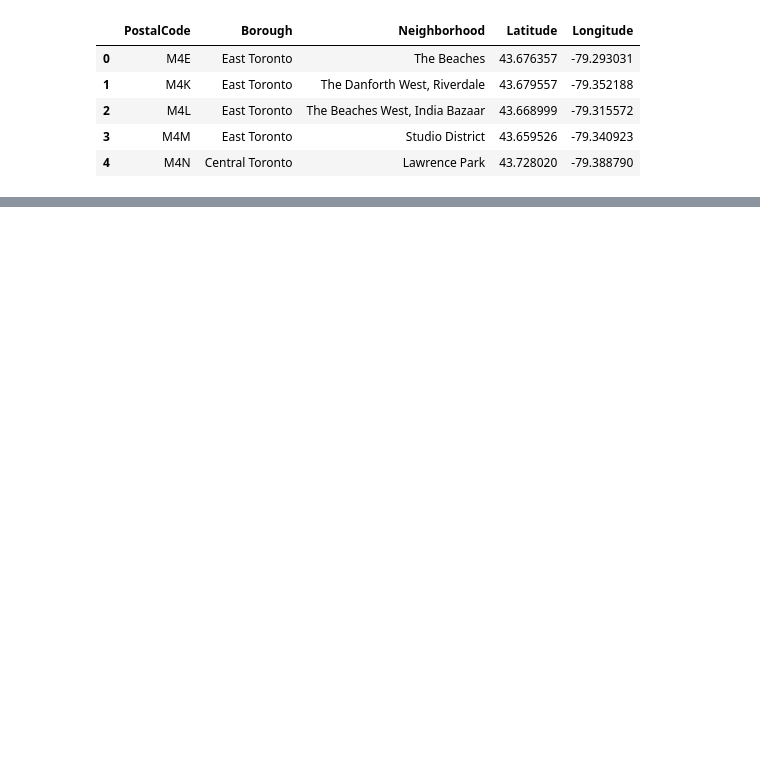
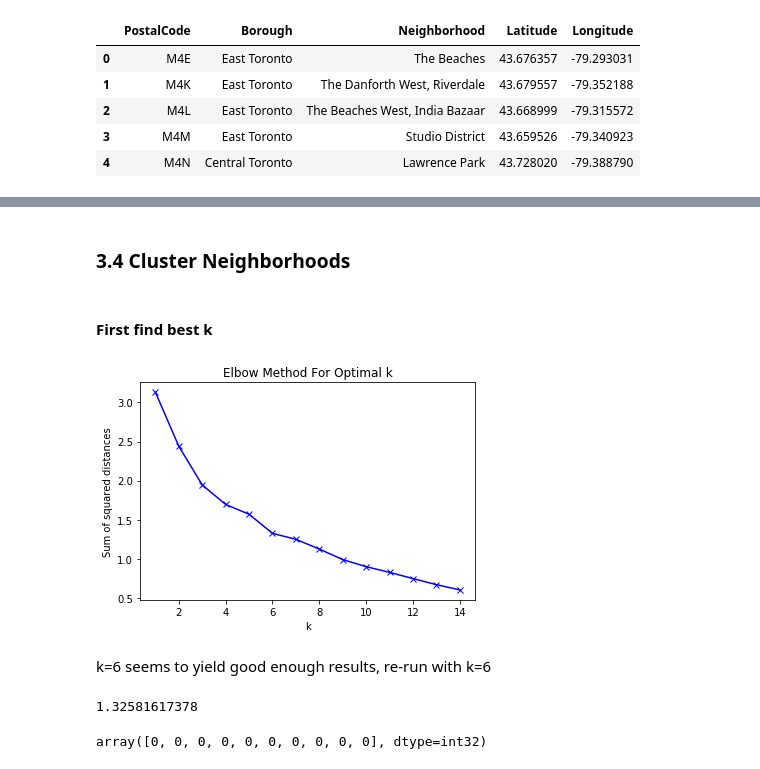
Before and after one commit to dominicbosch/Coursera_Capston, a Jupyter notebook: Neighborhoods in Toronto.ipynb, the cells around one changed output, grey strips where cells are left out. Saved outputs shown, nothing was run; the diff lists cells and outputs as text; code cells hidden in the pictures; blank space fills up the shorter version.

```diff
--- a/Neighborhoods in Toronto.ipynb
+++ b/Neighborhoods in Toronto.ipynb
@@ -212,0 +211,3 @@ map_toronto_center
+# %%
+LIMIT = 100
+VERSION = '20180605'
@@ -212,0 +254,7 @@ map_toronto_center
+# %%
+toronto_venues = getNearbyVenues(names=toronto_data['Neighborhood'],
+                                   latitudes=toronto_data['Latitude'],
+                                   longitudes=toronto_data['Longitude']
+                                  )
+print(toronto_venues.shape)
+toronto_venues.head()
@@ -212,0 +296,9 @@ map_toronto_center
+# %%
+# one hot encoding
+toronto_onehot = pd.get_dummies(toronto_venues[['Venue Category']], prefix="", prefix_sep="")
+
+# There seems to be a category called 'Neighborhood':
+toronto_onehot.rename(columns={'Neighborhood':'Neighborhood_Cat'}, inplace=True)
+
+toronto_onehot = pd.concat([toronto_venues['Neighborhood'], toronto_onehot], axis=1)
+toronto_onehot.head()
@@ -212,0 +317,3 @@ map_toronto_center
+# %%
+toronto_grouped = toronto_onehot.groupby('Neighborhood').mean().reset_index()
+toronto_grouped
@@ -212,0 +414,30 @@ map_toronto_center
+# %% [markdown]
+### 3.4 Cluster Neighborhoods
+# %% [markdown]
+#### First find best k
+# %%
+toronto_grouped_clustering = toronto_grouped.drop('Neighborhood', 1)
+ssq = []
+K = range(1, 15)
+for k in K:
+    kmeans = KMeans(n_clusters=k, random_state=3).fit(toronto_grouped_clustering)
+    ssq.append(kmeans.inertia_)
+
+plt.plot(K, ssq, 'bx-')
+plt.xlabel('k')
+plt.ylabel('Sum of squared distances')
+plt.title('Elbow Method For Optimal k')
+plt.show()
+# %% [output]
+[figure, added]
+# %% [markdown]
+k=6 seems to yield good enough results, re-run with k=6
+# %%
+kclusters = 6
+toronto_grouped_clustering = toronto_grouped.drop('Neighborhood', 1)
+kmeans = KMeans(n_clusters=kclusters, random_state=3).fit(toronto_grouped_clustering)
+print(kmeans.inertia_)
+kmeans.labels_[0:10]
+# %% [output]
+1.32581617378
+array([0, 0, 0, 0, 0, 0, 0, 0, 0, 0], dtype=int32)
```
Also changed, not shown: parts of 36 cells of this notebook.
